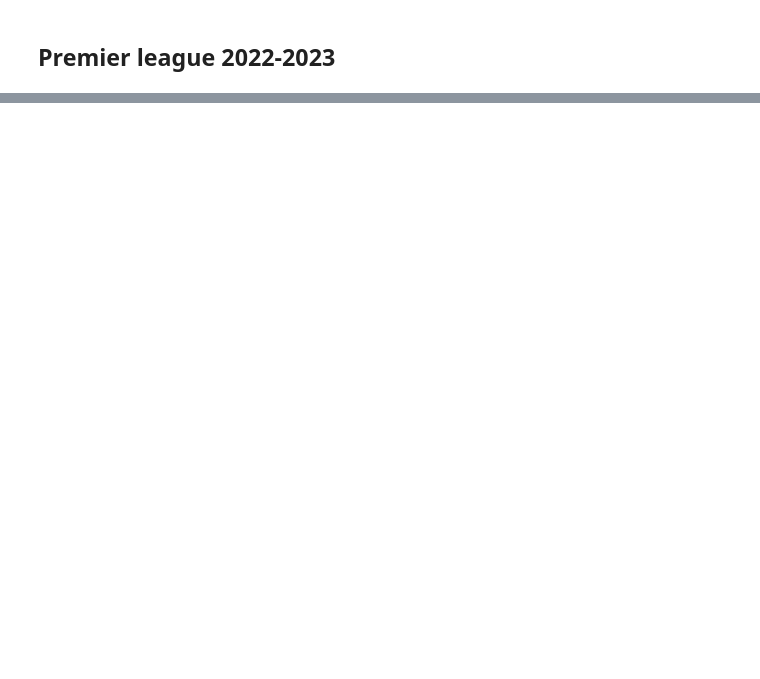
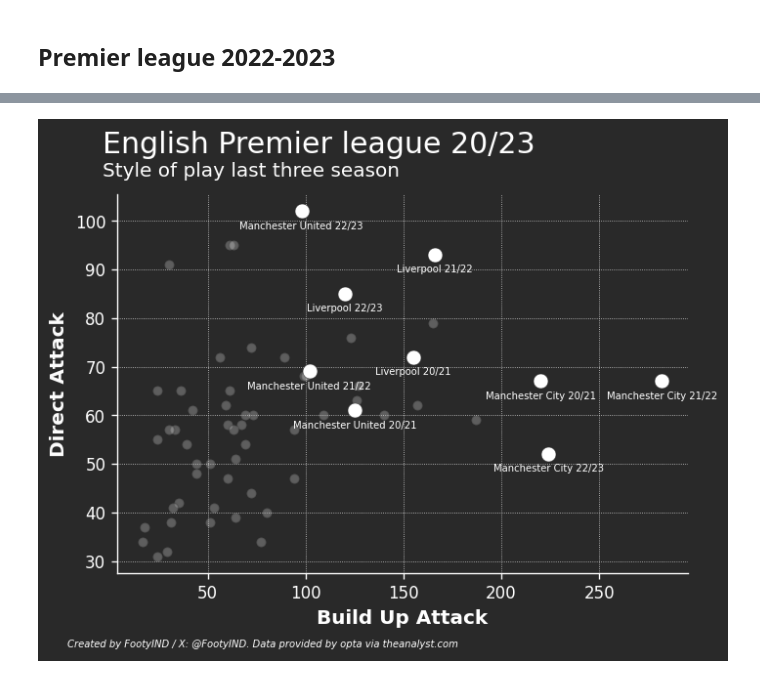
Before and after one commit to jerensl/football-analytics, a Jupyter notebook: analysis/epl-22-23.ipynb, the cells around one changed output, grey strips where cells are left out. Cells and saved outputs as stored; diff of their text form; code cells hidden in the pictures; blank space fills up the shorter version.

```diff
--- a/analysis/epl-22-23.ipynb
+++ b/analysis/epl-22-23.ipynb
@@ -76,6 +107,0 @@ data_epl
-# %%
-fig, ax = plt.subplots(figsize=(6, 4), dpi=120)
-ax.scatter(data_epl["build up attacks"], data_epl["direct attacks"])
-
-for i, txt in enumerate(data_epl["team"]):
-    ax.annotate(txt, (data_epl["build up attacks"][i], data_epl["direct attacks"][i]))
@@ -83,0 +132,8 @@ for i, txt in enumerate(data_epl["team"]):
+# %%
+epl_20_21['season'] = "20/21"
+epl_21_22['season'] = "21/22"
+epl_22_23['season'] = "22/23"
+
+epl_df = [epl_20_21, epl_21_22, epl_22_23]
+
+data_epl = pd.concat(epl_df)
@@ -83,0 +160,67 @@ for i, txt in enumerate(data_epl["team"]):
+# %%
+data_epl['direct attacks'] = data_epl['direct attacks'].astype(float)
+data_epl['build up attacks'] = data_epl['build up attacks'].astype(float)
+data_epl['season'] = data_epl['season'].astype(str)
+# %%
+# Teams Higlight
+team = "Manchester United"
+teams = {"Manchester United", "Manchester City", "Liverpool"}
+
+## Theme
+bg = "#292929"
+filler = "grey"
+text_color = "w"
+title_font = "Alegreya Sans"
+
+# Spines Label X & Y
+mpl.rcParams['xtick.color'] = text_color
+mpl.rcParams['ytick.color'] = text_color
+mpl.rcParams['xtick.labelsize'] = 10
+mpl.rcParams['ytick.labelsize'] = 10
+
+fig, ax = plt.subplots(figsize=(6, 4), dpi=120)
+fig.set_facecolor(bg)
+ax.patch.set_alpha(0)
+
+ax.grid(ls="dotted",lw="0.5",color="lightgrey", zorder=1)
+
+x = data_epl['build up attacks'].values.tolist()
+y = data_epl['direct attacks'].values.tolist()
+
+ax.scatter(x, y, edgecolors=bg, color=text_color, alpha=0.25)
+
+x = data_epl[data_epl['team'].isin(teams)]['build up attacks'].values.tolist()
+y = data_epl[data_epl['team'].isin(teams)]['direct attacks'].values.tolist()
+t = data_epl[data_epl['team'].isin(teams)]['team'].values.tolist()
+s = data_epl[data_epl['team'].isin(teams)]['season'].values.tolist()
+
+ax.scatter(x,y, zorder=3, color=text_color)
+
+ax.scatter(x,y,s=80,color=text_color, edgecolors=bg, alpha=1, lw=.25, zorder=4)
+for i, txt in enumerate(t):
+    team_season = "{} {}"
+    ax.annotate(team_season.format(t[i], s[i]), (x[i], y[i]-2), ha="center", va="top", color=text_color, fontsize=6)
+
+spines = ["top","right","bottom","left"]
+for s in spines:
+    if s in ["top","right"]:
+        ax.spines[s].set_visible(False)
+    else:
+        ax.spines[s].set_color(text_color)
+
+
+## Title & comment
+fig.text(.1, 1.05,'English Premier league 20/23',size=18, color=text_color)
+fig.text(.1, 1,'Style of play last three season', size=12, color=text_color)
+
+ax.set_xlabel("Build Up Attack", fontweight="bold", fontsize=12, color=text_color)
+ax.set_ylabel("Direct Attack", fontweight="bold", fontsize= 12, color=text_color)
+
+fig.text(0.05, -0.005, "Created by FootyIND / X: @FootyIND. Data provided by opta via theanalyst.com",
+        fontstyle="italic",fontsize=6, color=text_color)
+
+plt.tight_layout()
+plt.show()
+fig.savefig('../images/epl-direct-vs-build-up.png', bbox_inches='tight')
+# %% [output]
+[figure, added]
```
Also changed, not shown: parts of 22 cells of this notebook, 8 other files.
